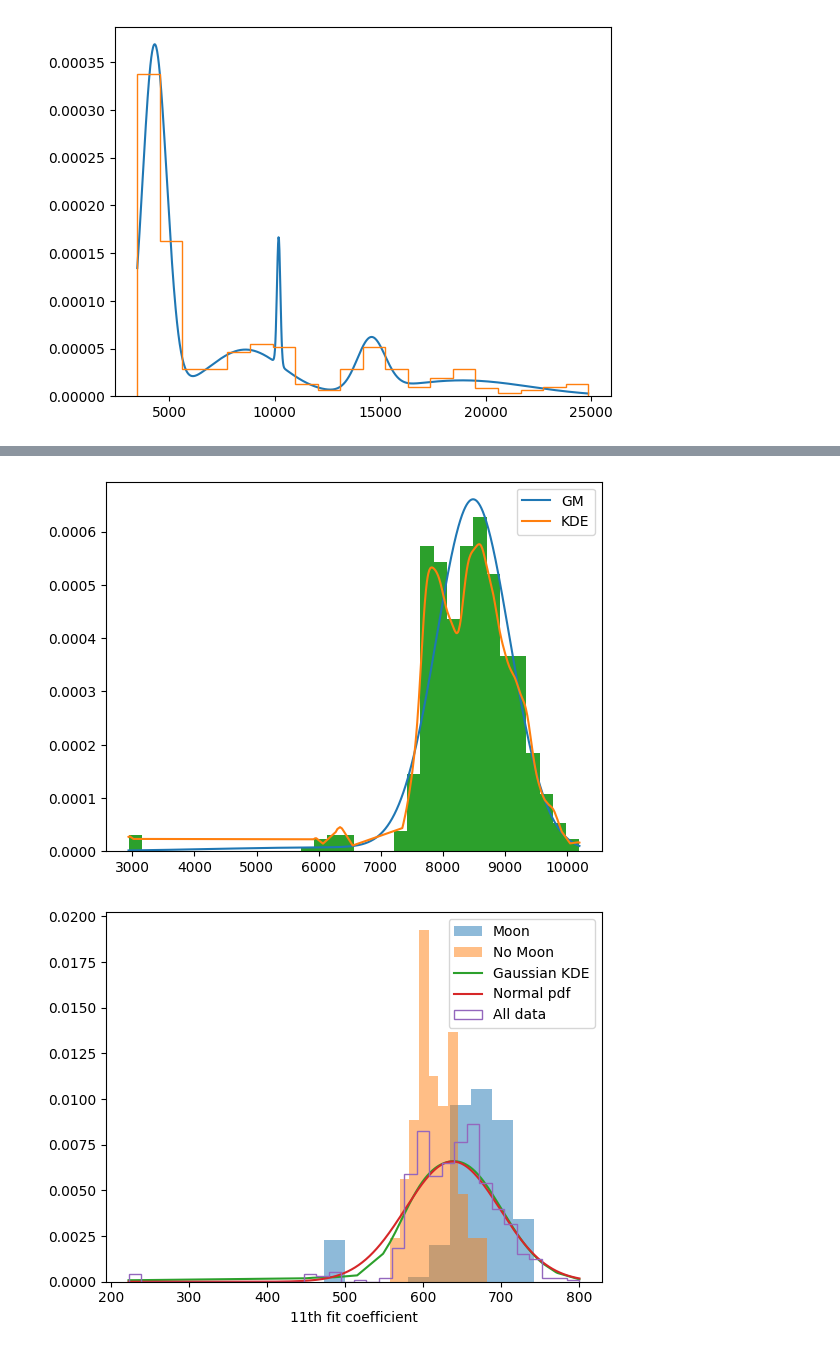
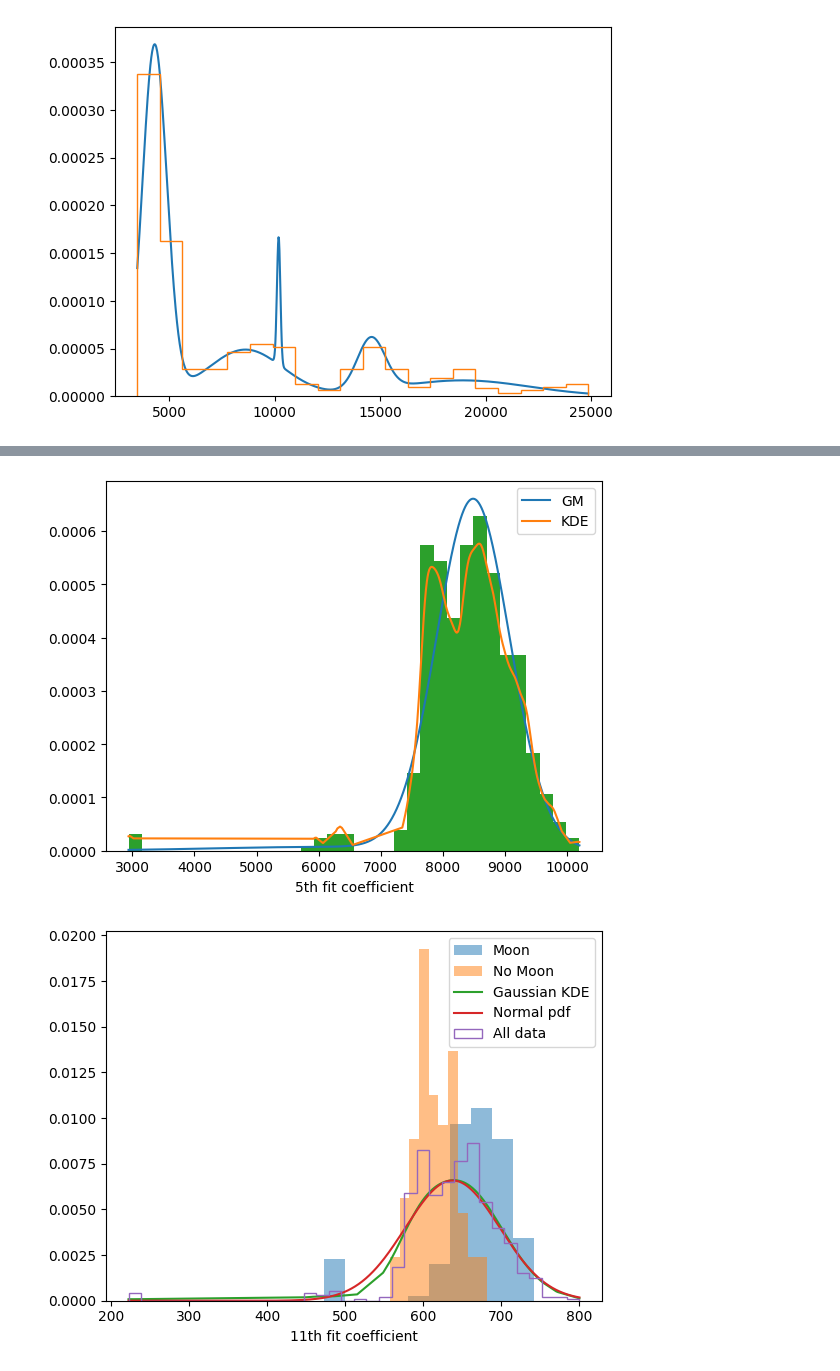
Before and after one commit to baron-de-montblanc/rfi_characterization, a Jupyter notebook: notebooks/EM.ipynb, the cells around one changed output, grey strips where cells are left out. Cells and saved outputs as stored; diff of their text form; code cells hidden in the pictures.

```diff
--- a/notebooks/EM.ipynb
+++ b/notebooks/EM.ipynb
@@ -263,30 +272,31 @@ WARNING:root:Too few points to create valid contours
 # %%
+#Defining our Gaussian kernel density estimator
 def gauss_kern(data, smooth=0.1):
     fit_func = 0
 
     for x in data:
         fit_func += np.exp(-0.5*((data - x)/(np.std(data)*smooth))**2)
 
     return fit_func/np.trapezoid(fit_func, data)
 
-term = 5
+term = 5 ##Defining the term number for the coefficient we want to study.
 
 pig1, mug1, Sig1, zig1, ng1 = do_EM(np.vstack(coeffs.T[term-1]), Niter=int(1e5), Ng=2)
 
 muggy = mug1[0]
 x = np.linspace(np.min(coeffs.T[term-1]), np.max(coeffs.T[term-1]), 1000)
 gauss = 0
 for i in range(len(muggy)):
     gauss += np.exp(-0.5*((x - muggy[i])**2/(Sig1[i][0][0])))/np.sqrt(2*np.pi*Sig1[i][0][0])*pig1[i]
 
+#Plotting!
 plt.plot(x, gauss, label='GM')
 plt.plot(np.sort(coeffs.T[term-1]), gauss_kern(np.sort(coeffs.T[term-1])), label='KDE')
 plt.legend()
 plt.hist(coeffs.T[term-1], bins='auto', density=True)
 plt.xlabel('5th fit coefficient')
 plt.yscale('linear')
-plt.xlabel('')
 plt.show()
 # %% [output]
-[figure, old version]
+[figure, new version]
 # %%
```
Also changed, not shown: parts of 13 cells of this notebook, 5 other files.
